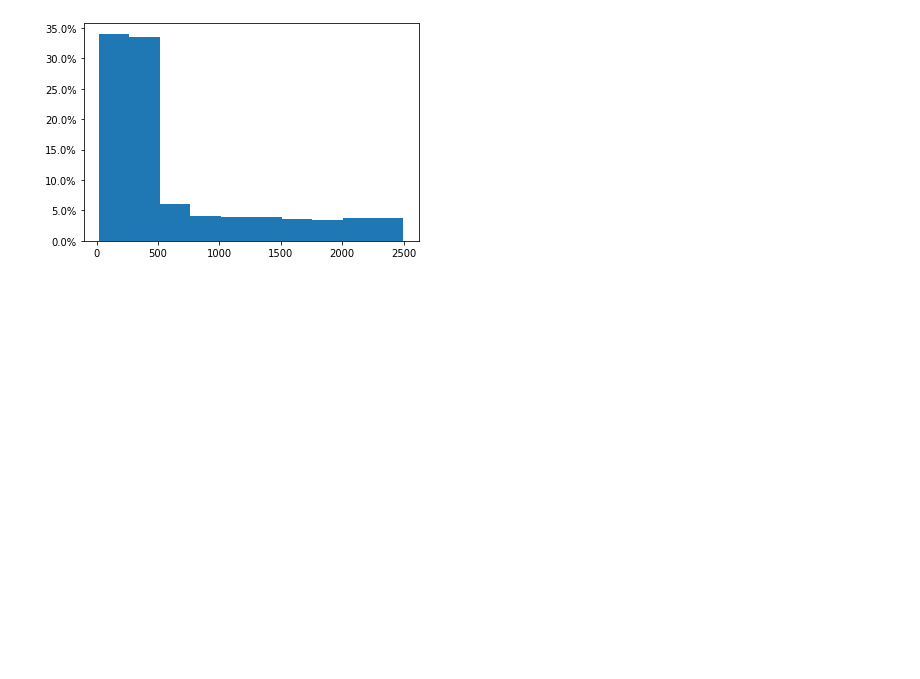
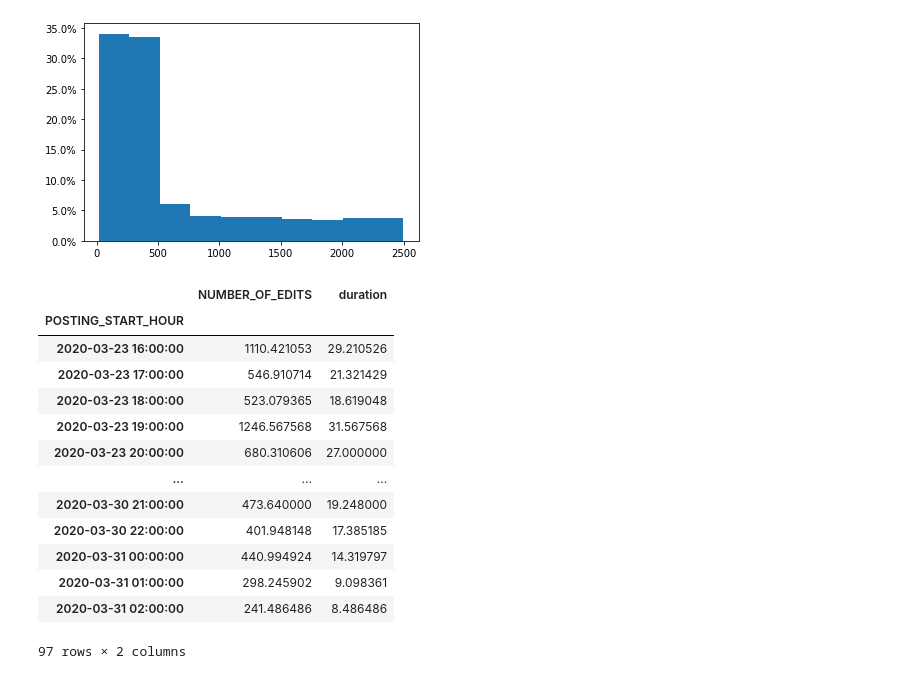
Before and after one commit to jennettageorge/Ericsson, a Jupyter notebook: Notebook.ipynb, the cells around one changed output. Drawn from its saved outputs; the diff is of its cells as text; code cells hidden in the pictures; blank space fills up the shorter version.

```diff
--- a/Notebook.ipynb
+++ b/Notebook.ipynb
@@ -385,0 +402,17 @@ plt.show()
+# %%
+hrgrouped
+# %% [output]
+|  | NUMBER_OF_EDITS | duration |
+| POSTING_START_HOUR |  |  |
+| 2020-03-23 16:00:00 | 1110.421053 | 29.210526 |
+| 2020-03-23 17:00:00 | 546.910714 | 21.321429 |
+| 2020-03-23 18:00:00 | 523.079365 | 18.619048 |
+| 2020-03-23 19:00:00 | 1246.567568 | 31.567568 |
+| 2020-03-23 20:00:00 | 680.310606 | 27.000000 |
+| ... | ... | ... |
+| 2020-03-30 21:00:00 | 473.640000 | 19.248000 |
+| 2020-03-30 22:00:00 | 401.948148 | 17.385185 |
+| 2020-03-31 00:00:00 | 440.994924 | 14.319797 |
+| 2020-03-31 01:00:00 | 298.245902 | 9.098361 |
+| 2020-03-31 02:00:00 | 241.486486 | 8.486486 |
+97 rows × 2 columns
```
Also changed, not shown: parts of 12 cells of this notebook.
